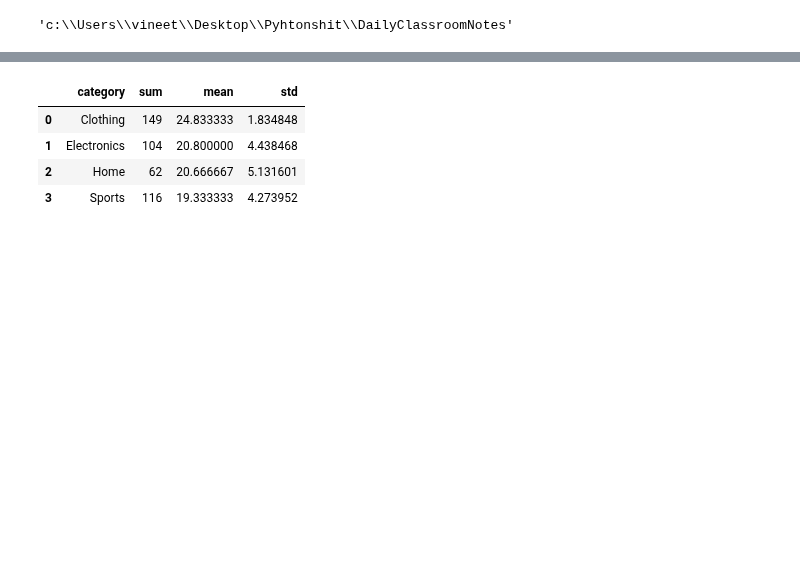
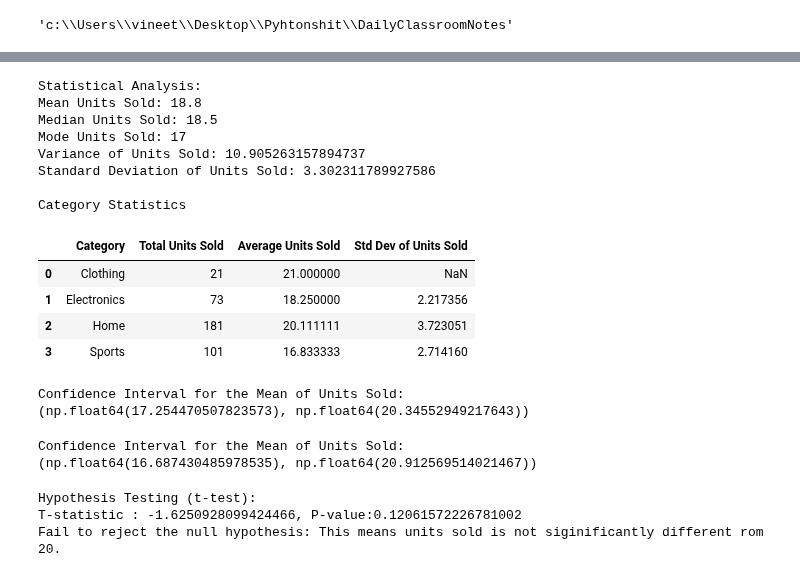
Before and after one commit to corpsedust/NareshIT, a Jupyter notebook: DailyClassroomNotes/17th March.ipynb, the cells around one changed output, grey strips where cells are left out. Drawn from its saved outputs; the diff is of its cells as text; code cells hidden in the pictures; blank space fills up the shorter version.

```diff
--- a/DailyClassroomNotes/17th March.ipynb
+++ b/DailyClassroomNotes/17th March.ipynb
@@ -48,27 +48,87 @@ Name: units_sold, dtype: float64
 # %%
 #Additional stats
 
 mean_sales = sales_data.units_sold.mean()
 median_sales = sales_data.units_sold.median()
 mode_sales = sales_data.units_sold.mode()[0]
 variance_sales = sales_data.units_sold.var()
 std_deviation_sales = sales_data.units_sold.std()
 
 
 category_stats = sales_data.groupby("category")["units_sold"].agg(["sum", "mean", "std"]).reset_index()
 category_stats.columns = ["Category", "Total Units Sold", "Average Units Sold", "Std Dev of Units Sold"]
 
 print("\nStatistical Analysis:")
 print(f"Mean Units Sold: {mean_sales}")
 print(f"Median Units Sold: {median_sales}")
 print(f"Mode Units Sold: {mode_sales}")
 print(f"Variance of Units Sold: {variance_sales}")
 print(f"Standard Deviation of Units Sold: {std_deviation_sales}")
 print("\nCategory Statistics")
-print(category_stats)
+category_stats
 # %% [output]
+Statistical Analysis:
+Mean Units Sold: 18.8
+Median Units Sold: 18.5
+Mode Units Sold: 17
+Variance of Units Sold: 10.905263157894737
+Standard Deviation of Units Sold: 3.302311789927586
+
+Category Statistics
-|  | category | sum | mean | std |
-| 0 | Clothing | 149 | 24.833333 | 1.834848 |
-| 1 | Electronics | 104 | 20.800000 | 4.438468 |
-| 2 | Home | 62 | 20.666667 | 5.131601 |
-| 3 | Sports | 116 | 19.333333 | 4.273952 |
+|  | Category | Total Units Sold | Average Units Sold | Std Dev of Units Sold |
+| 0 | Clothing | 21 | 21.000000 | NaN |
+| 1 | Electronics | 73 | 18.250000 | 2.217356 |
+| 2 | Home | 181 | 20.111111 | 3.723051 |
+| 3 | Sports | 101 | 16.833333 | 2.714160 |
+# %%
+#Inferential Statistics
+
+confidence_level = 0.95
+degrees_freedom = len(sales_data["units_sold"]) - 1
+sample_mean = mean_sales
+sample_standard_error = std_deviation_sales / np.sqrt(len(sales_data.units_sold))
+
+t_score = stats.t.ppf((1 + confidence_level) / 2, degrees_freedom)
+margin_of_error = t_score * sample_standard_error
+
+confidence_interval = (sample_mean - margin_of_error, sample_mean + margin_of_error)
+print("\nConfidence Interval for the Mean of Units Sold:")
+print(confidence_interval)
+# %% [output]
+Confidence Interval for the Mean of Units Sold:
+(np.float64(17.254470507823573), np.float64(20.34552949217643))
+# %%
+confidence_level = 0.99 #only the value of confidence_level is changed
+degrees_freedom = len(sales_data['units_sold']) - 1
+sample_mean = mean_sales
+sample_standard_error = std_deviation_sales / np.sqrt(len(sales_data['units_sold']))
+
+# t-score for the confidence level
+t_score = stats.t.ppf((1 + confidence_level) / 2, degrees_freedom)
+margin_of_error = t_score * sample_standard_error
+
+confidence_interval = (sample_mean - margin_of_error, sample_mean + margin_of_error)
+print("\nConfidence Interval for the Mean of Units Sold:")
+print(confidence_interval)
+# %% [output]
+Confidence Interval for the Mean of Units Sold:
+(np.float64(16.687430485978535), np.float64(20.912569514021467))
+# %%
+# Hypothesis Testing (t-test)
+# Null hypothesis: Mean units sold is equal to 20
+# Alternative hypothesis: Mean units sold is not equal to 20
+
+
+t_statistic , p_value = stats.ttest_1samp(sales_data.units_sold, 20)
+
+print("\nHypothesis Testing (t-test):")
+print(f"T-statistic : {t_statistic}, P-value:{p_value}")
+
+if p_value < 0.05:
+    print("Reject the null hypothesis: The mean units sold is significantly different from 20")
+else:
+    print("Fail to reject the null hypothesis: This means units sold is not siginificantly different rom 20.")
+# %% [output]
+Hypothesis Testing (t-test):
+T-statistic : -1.6250928099424466, P-value:0.12061572226781002
+Fail to reject the null hypothesis: This means units sold is not siginificantly different rom 20.
```
Also changed, not shown: parts of 4 cells of this notebook.
